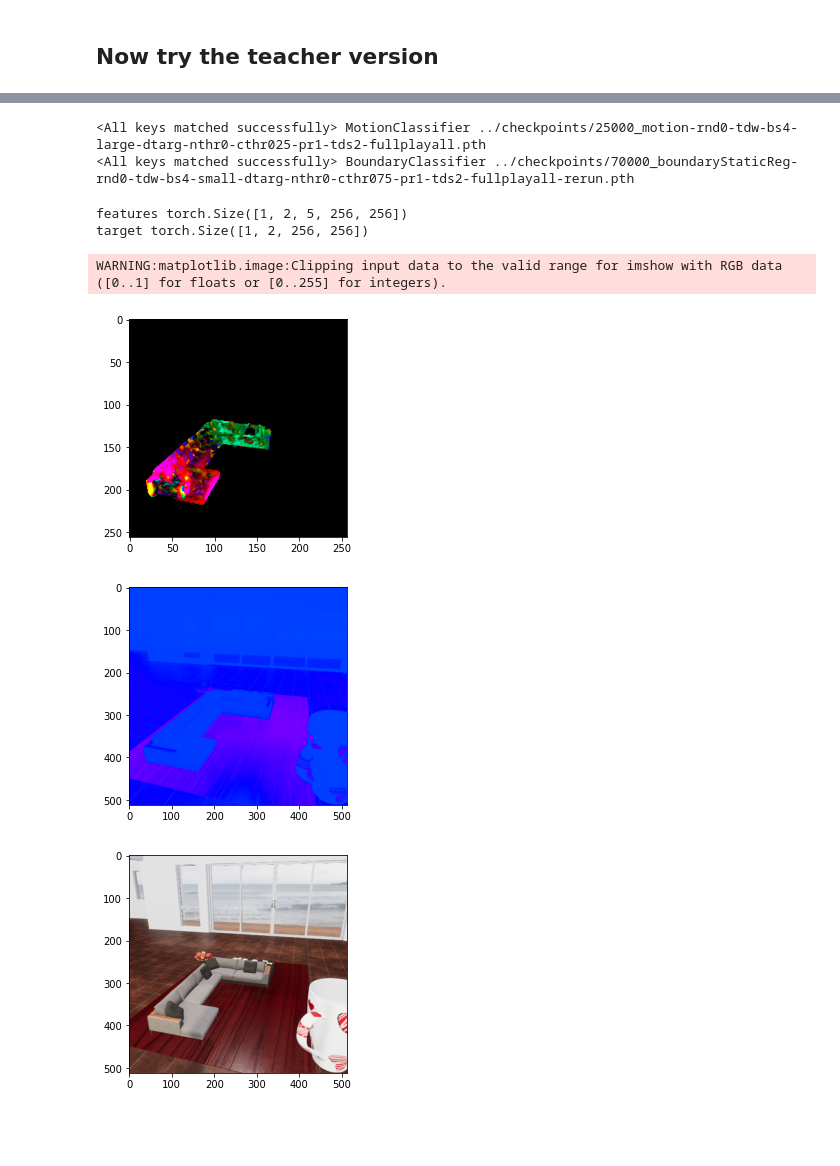
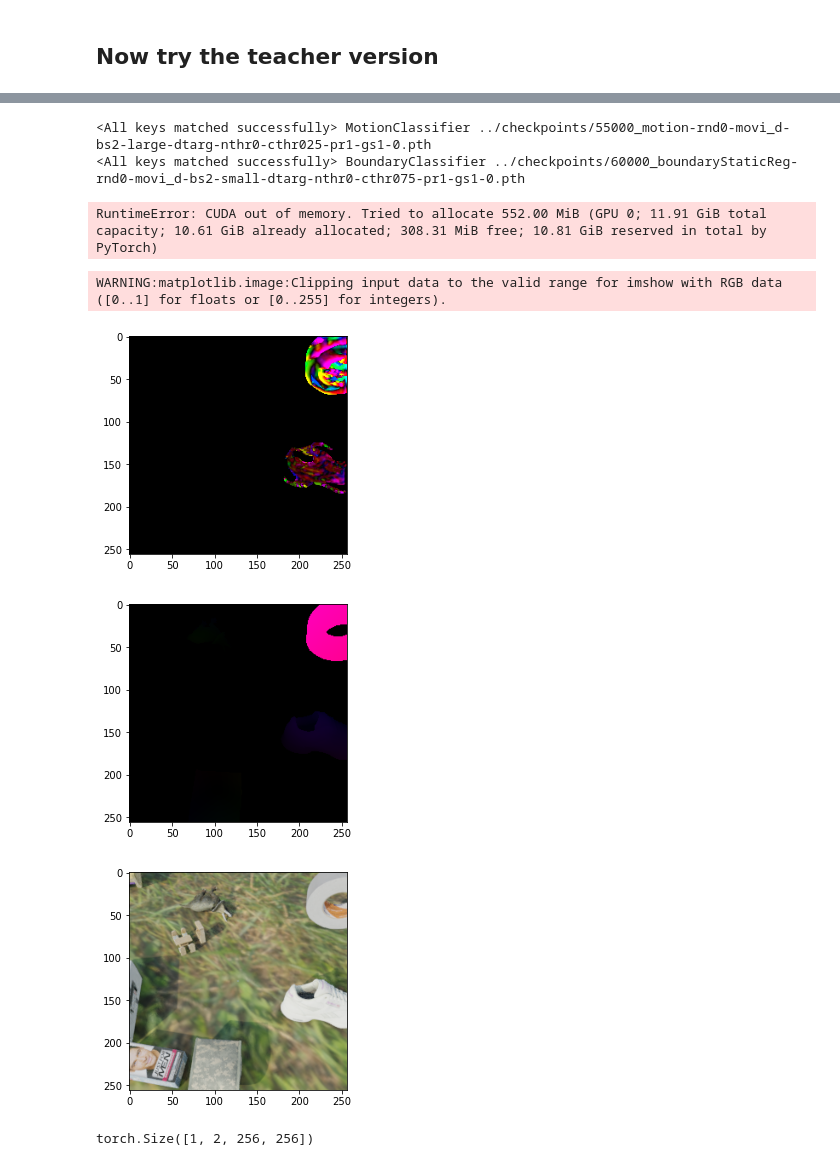
Before and after one commit to neuroailab/RAFT, a Jupyter notebook: notebooks/FlowTargets_db042722.ipynb, the cells around one changed output, grey strips where cells are left out. Saved outputs shown, nothing was run; the diff lists cells and outputs as text; code cells hidden in the pictures; blank space fills up the shorter version.

Commit message:
train and load flow model for computing targets -- now work on better using boundaries

```diff
--- a/notebooks/FlowTargets_db042722.ipynb
+++ b/notebooks/FlowTargets_db042722.ipynb
@@ -249,8 +296,8 @@ True
 ## Now try the teacher version
 # %%
 # motion_paths = !ls ../checkpoints/[0-9]*motion*dtarg*nthr05*fullplay*pretrained*
-motion_paths = !ls ../checkpoints/[0-9]*motion*tdw*nthr0-cthr025*
-# motion_paths = !ls ../checkpoints/[0-9]*motion*movi_d*nthr0-*gs1*
+# motion_paths = !ls ../checkpoints/[0-9]*motion*tdw*nthr0-cthr025*
+motion_paths = !ls ../checkpoints/[0-9]*motion*movi_d*nthr0-*gs1*
 
 motion_paths = sorted(motion_paths, key=lambda s: int(s.split('/')[-1].split('_')[0]))
 # !ls ../checkpoints/*motion*imtarg*thr0*
@@ -269,11 +324,11 @@ for i,p in enumerate(motion_paths):
 # %%
 # boundary_paths = !ls ../checkpoints/[0-9]*boundary*rnd1*dtarg*fullplay*pretrained*
 
-boundary_paths = !ls ../checkpoints/[0-9]*boundaryStaticReg*rnd0*cthr075*fullplay*rerun*
+# boundary_paths = !ls ../checkpoints/[0-9]*boundaryStaticReg*rnd0*cthr075*fullplay*rerun*
 # boundary_paths = !ls ../checkpoints/[0-9]*boundaryStaticReg*rnd0*small*nthr0*cthr075*fullplay*
 # boundary_paths = !ls ../checkpoints/[0-9]*boundaryStaticReg*rnd0*large*nthr0*fullplay*
 
-# boundary_paths = !ls ../checkpoints/[0-9]*boundary*rnd0*movi_d*nthr0-*gs1*
+boundary_paths = !ls ../checkpoints/[0-9]*boundary*rnd0*movi_d*nthr0-*gs1*
 
 boundary_paths = sorted(boundary_paths, key=lambda s: int(s.split('/')[-1].split('_')[0]))
 for i,p in enumerate(boundary_paths):
@@ -301,7 +359,7 @@ m_path = motion_paths[m_idx]
 b_path = boundary_paths[b_idx]
 
 TargetFunc = teachers.FuturePredictionTeacher(
-    downsample_factor=2,
+    downsample_factor=1,
     concat_rgb_features=True,
     concat_motion_features=False,
     concat_boundary_features=True,
@@ -321,24 +379,27 @@ TargetFunc = teachers.FuturePredictionTeacher(
     }
 ).cuda()
 # %% [output]
-<All keys matched successfully> MotionClassifier ../checkpoints/25000_motion-rnd0-tdw-bs4-large-dtarg-nthr0-cthr025-pr1-tds2-fullplayall.pth
-<All keys matched successfully> BoundaryClassifier ../checkpoints/70000_boundaryStaticReg-rnd0-tdw-bs4-small-dtarg-nthr0-cthr075-pr1-tds2-fullplayall-rerun.pth
+<All keys matched successfully> MotionClassifier ../checkpoints/55000_motion-rnd0-movi_d-bs2-large-dtarg-nthr0-cthr025-pr1-gs1-0.pth
+<All keys matched successfully> BoundaryClassifier ../checkpoints/60000_boundaryStaticReg-rnd0-movi_d-bs2-small-dtarg-nthr0-cthr075-pr1-gs1-0.pth
 # %%
 ex = 0
-dataset = tdw_dataset
+dataset = movi_dataset
 data = dataset[ex]
 img1, img2 = [x[None].cuda() for x in data[:2]]
 target = TargetFunc(img1, img2)
 # %% [output]
-features torch.Size([1, 2, 5, 256, 256])
-target torch.Size([1, 2, 256, 256])
+RuntimeError: CUDA out of memory. Tried to allocate 552.00 MiB (GPU 0; 11.91 GiB total capacity; 10.61 GiB already allocated; 308.31 MiB free; 10.81 GiB reserved in total by PyTorch)
 # %%
-vis_utils.imshow(data_utils.FlowToRgb(3.)(target))
+vis_utils.imshow(data_utils.FlowToRgb(3., from_sampling_grid=True)(target))
 flow = torch.tensor(flow_to_rgb(data[2].permute(1,2,0).numpy())).permute(2,0,1)[None]
 vis_utils.imshow(flow)
 vis_utils.imshow(img1 / 255.)
 # %% [output]
 WARNING:matplotlib.image:Clipping input data to the valid range for imshow with RGB data ([0..1] for floats or [0..255] for integers).
-[figure, old version]
+[figure, new version]
-[figure, old version]
+[figure, new version]
-[figure, old version]
+[figure, new version]
+# %%
+target.shape
+# %% [output]
+torch.Size([1, 2, 256, 256])
```
Also changed, not shown: parts of 9 cells of this notebook, 4 other files.
